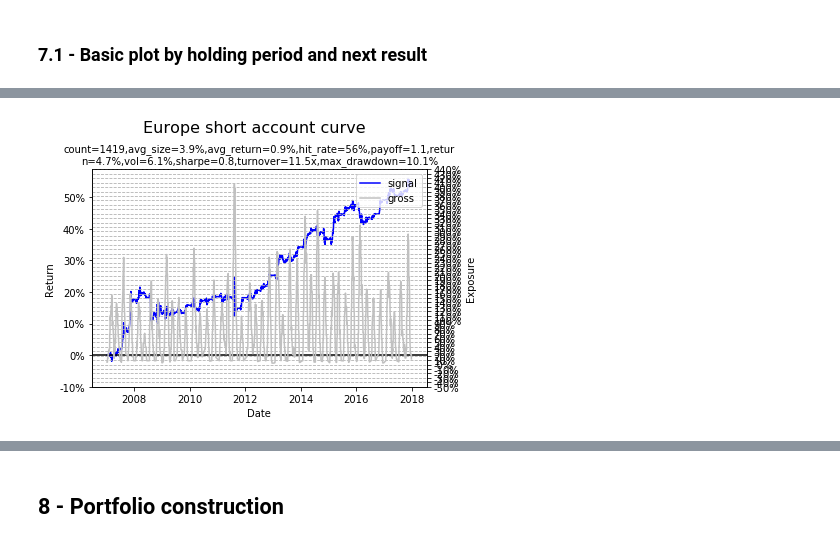
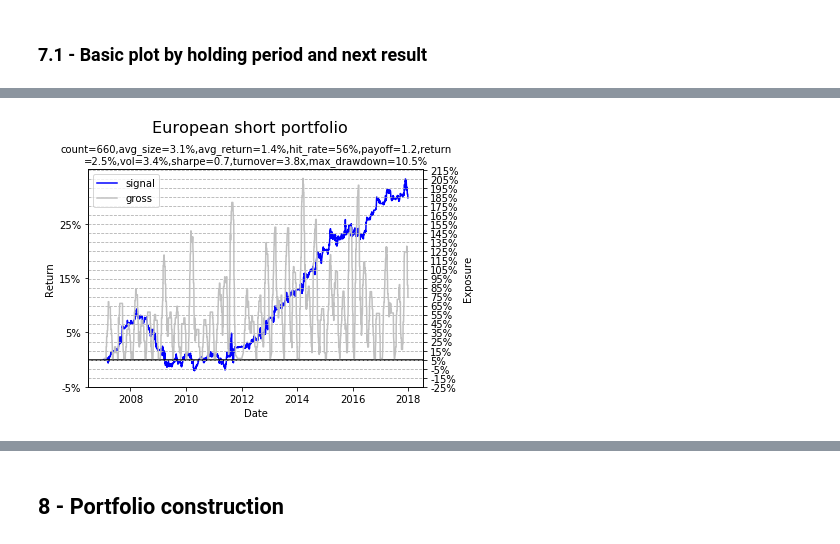
Before and after one commit to zliyclh/post_result, a Jupyter notebook: Signal 1.ipynb, the cells around one changed output, grey strips where cells are left out. Cells and saved outputs as stored; diff of their text form; code cells hidden in the pictures.

```diff
--- a/Signal 1.ipynb
+++ b/Signal 1.ipynb
@@ -1887,0 +2073,6 @@ signal1_abs_df_date_US_short3=signal1_df_date(data_dict_US['Date'],abs_return_US
+# %%
+size_Europe_short=signal1_rel_df_date_Europe_short1_40.apply(lambda x:get_market_cap(x.name[0],x.name[1],data_dict_Europe["Market cap"],data_dict_Europe["Date"]),axis=0)
+large_signal1_rel_df_date_Europe_short1_40=signal1_rel_df_date_Europe_short1_40.loc[:,size_Europe_short>5000]
+small_signal1_rel_df_date_Europe_short1_40=signal1_rel_df_date_Europe_short1_40.loc[:,size_Europe_short<5000]
+large_signal1_rel_df_date_Europe_short1_50=signal1_rel_df_date_Europe_short1_50.loc[:,size_Europe_short>5000]
+small_signal1_rel_df_date_Europe_short1_50=signal1_rel_df_date_Europe_short1_50.loc[:,size_Europe_short<5000]
@@ -1910,5 +2129,5 @@ NameError: name 'signal1_rel_df_date_short_US' is not defined
 # %%
-plot_account_curve(signal1_account(-signal1_rel_df_date_Europe_short1_40,50,30,data_dict_Europe["Volume"],data_dict_Europe["Date"],0.1),
-                   "Date","Europe short account curve",[6,4])
+plot_account_curve(signal1_account(-large_signal1_rel_df_date_Europe_short1_40,30,40,data_dict_Europe["Volume"],data_dict_Europe["Date"],0.1),
+                   "Date","European short portfolio",[6,4])
 # %% [output]
-[figure, old version]
+[figure, new version]
```
Also changed, not shown: parts of 76 cells of this notebook.
